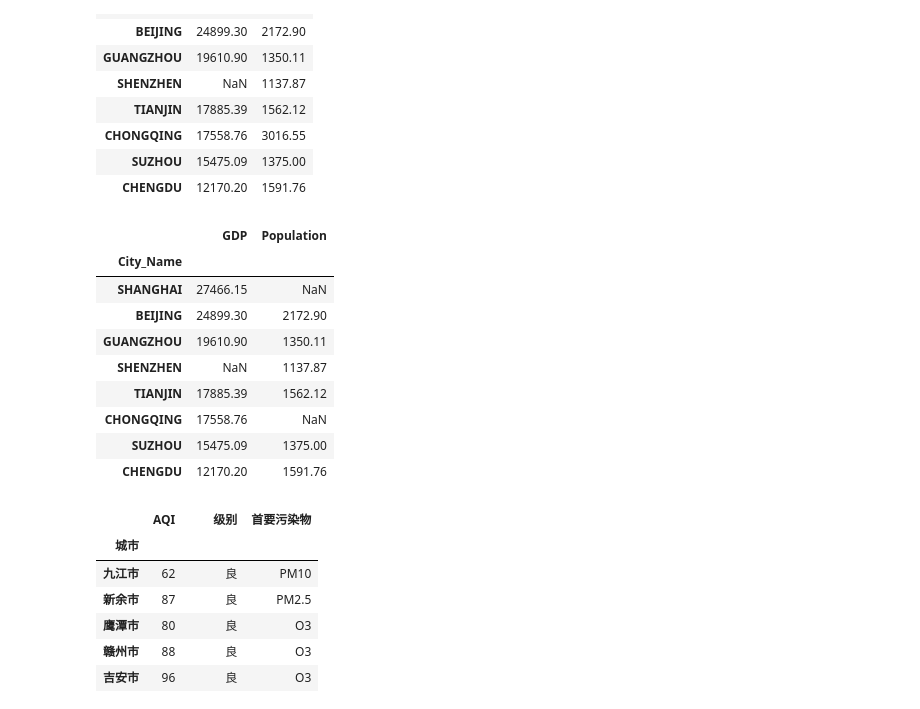
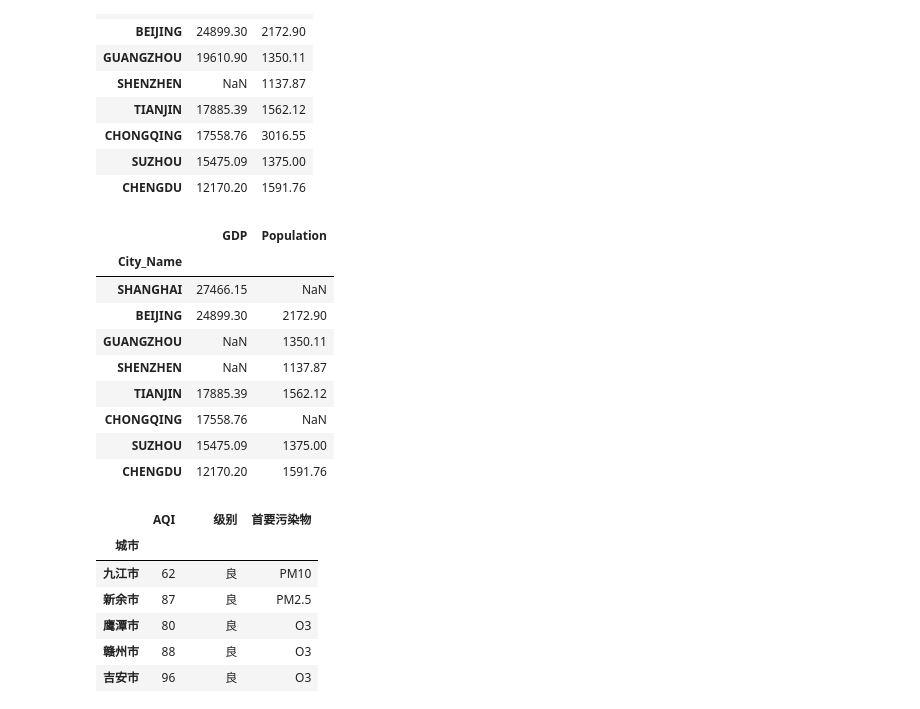
Before and after one commit to Myfour/Python_DA, a Jupyter notebook: Pandas/Pandas_file_read_write.ipynb, the cells around one changed output. Drawn from its saved outputs; the diff is of its cells as text; code cells hidden in the pictures.

```diff
--- a/Pandas/Pandas_file_read_write.ipynb
+++ b/Pandas/Pandas_file_read_write.ipynb
@@ -98,13 +111,13 @@ pd.read_csv('gdp-pop.csv',index_col=0,names=['CITY','GDP','POP'],skiprows=[0])
 | SUZHOU | 15475.09 | 1375.00 |
 | CHENGDU | 12170.20 | 1591.76 |
 # %%
-pd.read_csv('gdp-pop2.csv',index_col=0,na_values={'GDP':[None]})
+pd.read_csv('gdp-pop2.csv',index_col=0,na_values={'GDP':[19610.90,None]})  # 使用na_values来控制某列中出现的某个数据显示为NaN
 # %% [output]
 |  | GDP | Population |
 | City_Name |  |  |
 | SHANGHAI | 27466.15 | NaN |
 | BEIJING | 24899.30 | 2172.90 |
-| GUANGZHOU | 19610.90 | 1350.11 |
+| GUANGZHOU | NaN | 1350.11 |
 | SHENZHEN | NaN | 1137.87 |
 | TIANJIN | 17885.39 | 1562.12 |
 | CHONGQING | 17558.76 | NaN |
```
Also changed, not shown: parts of 19 cells of this notebook, 12 other files.
